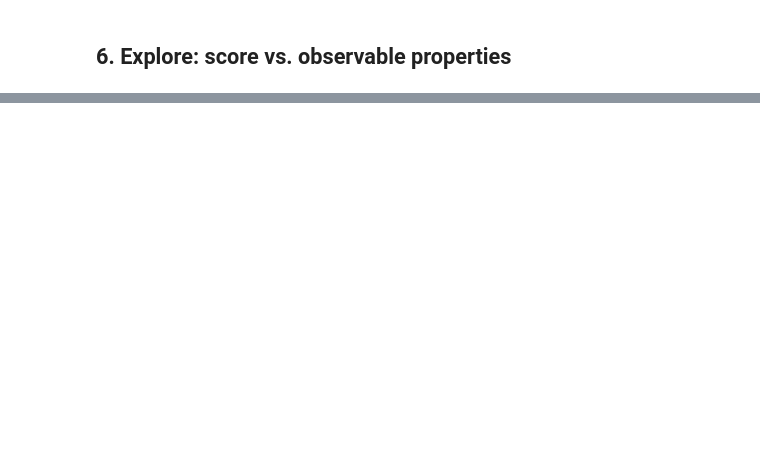
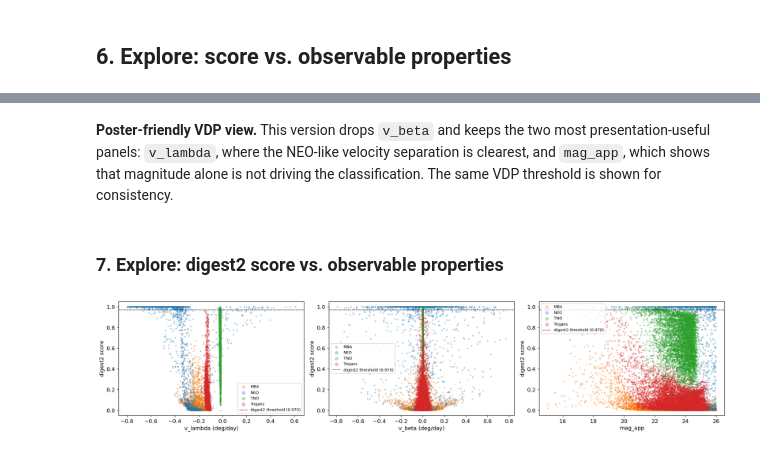
Before and after one commit to devanshi-s04/neomod, a Jupyter notebook: digest2_comparison.ipynb, the cells around one changed output, grey strips where cells are left out. Saved outputs shown, nothing was run; the diff lists cells and outputs as text; code cells hidden in the pictures; blank space fills up the shorter version.

```diff
--- a/digest2_comparison.ipynb
+++ b/digest2_comparison.ipynb
@@ -183,0 +254,24 @@ plt.close(fig)
+# %% [markdown]
+**Poster-friendly VDP view.** This version drops `v_beta` and keeps the two most presentation-useful panels: `v_lambda`, where the NEO-like velocity separation is clearest, and `mag_app`, which shows that magnitude alone is not driving the classification. The same VDP threshold is shown for consistency.
+# %% [markdown]
+### 7. Explore: digest2 score vs. observable properties
+# %%
+fig, axes = plt.subplots(1, 3, figsize=(18, 4))
+
+for ax, (xcol, xlabel) in zip(
+    axes,
+    [('vlam', 'v_lambda (deg/day)'), ('vbeta', 'v_beta (deg/day)'), ('mag_app', 'mag_app')]
+):
+    for pop in pops:
+        sub = df[df.true_population == pop]
+        ax.scatter(sub[xcol], sub['P_NEO_d2'], s=4, alpha=0.3,
+                   label=pop, color=colors.get(pop))
+    ax.axhline(td, color='k', lw=0.8, linestyle='--', label=f'digest2 threshold ({td:.3f})')
+    ax.set_xlabel(xlabel); ax.set_ylabel('digest2 score')
+    ax.legend(fontsize=8, markerscale=3)
+
+plt.tight_layout()
+plt.show()
+plt.close(fig)
+# %% [output]
+[figure, added]
```
Also changed, not shown: parts of 17 cells of this notebook, 9 other files.
